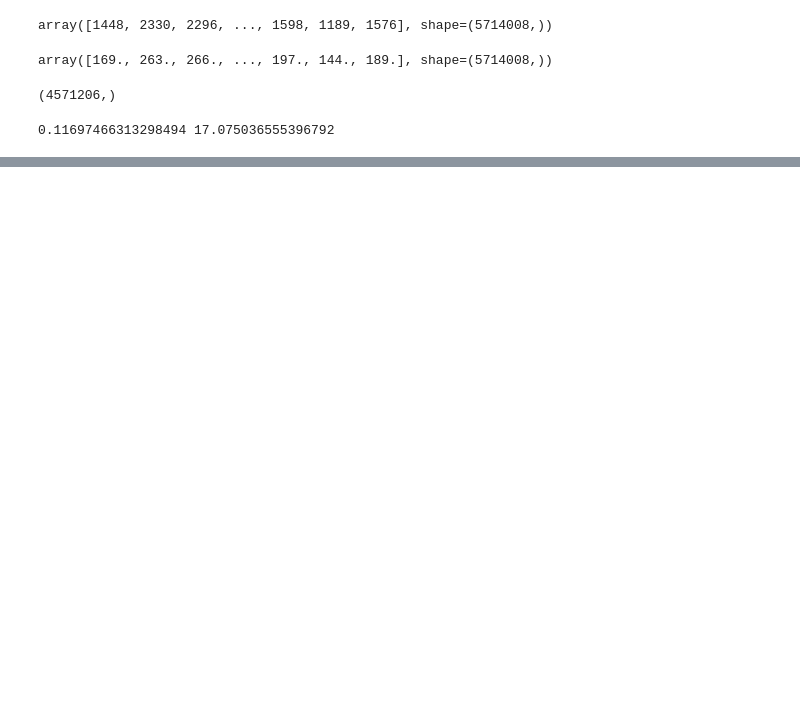
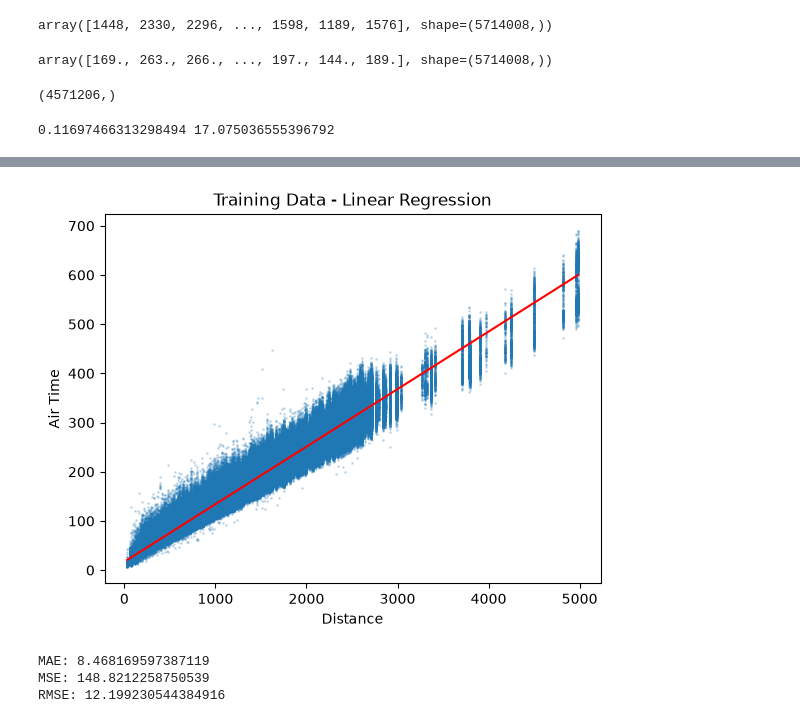
Before and after one commit to ValenBloodhunter/linear-regression-test, a Jupyter notebook: linearregression.ipynb, the cells around one changed output, grey strips where cells are left out. Saved outputs shown, nothing was run; the diff lists cells and outputs as text; code cells hidden in the pictures; blank space fills up the shorter version.

```diff
--- a/linearregression.ipynb
+++ b/linearregression.ipynb
@@ -79,0 +81,27 @@ plt.show()
+# %%
+plt.scatter(x_train, y_train, s=1, alpha=0.2)
+
+plt.plot(
+    [x_train.min(), x_train.max()],
+    [lr.m * x_train.min() + lr.b, lr.m * x_train.max() + lr.b],
+    color="red"
+)
+
+plt.xlabel("Distance")
+plt.ylabel("Air Time")
+plt.title("Training Data - Linear Regression")
+plt.show()
+# %% [output]
+[figure, added]
+# %%
+mae = np.mean(np.abs(y_test - y_pred))
+mse = np.mean((y_test - y_pred) ** 2)
+rmse = np.sqrt(mse)
+
+print("MAE:", mae)
+print("MSE:", mse)
+print("RMSE:", rmse)
+# %% [output]
+MAE: 8.468169597387119
+MSE: 148.8212258750539
+RMSE: 12.199230544384916
```
Also changed, not shown: parts of 2 cells of this notebook.
